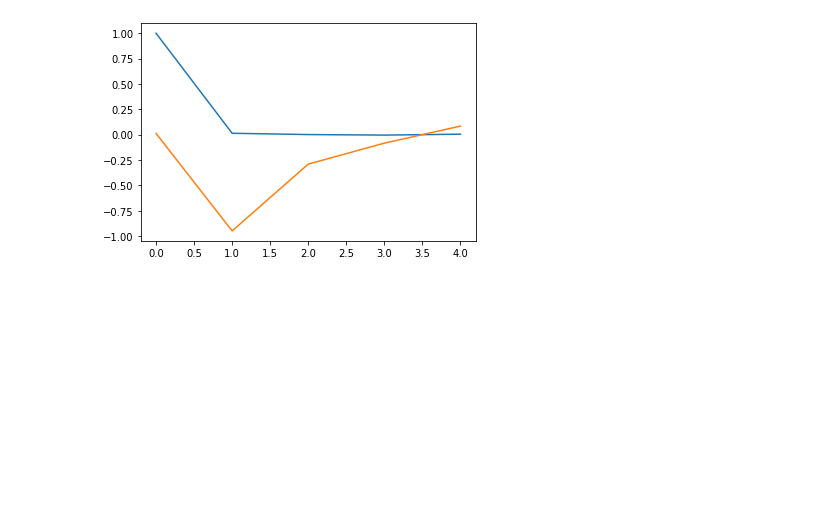
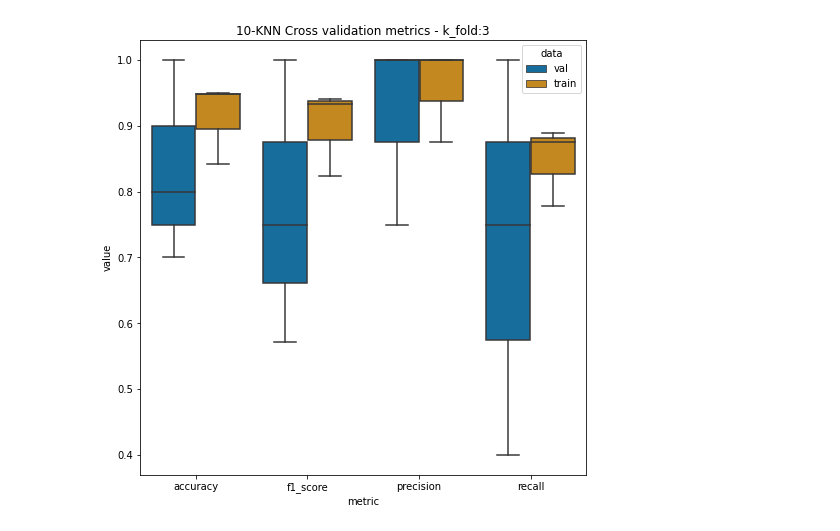
Before and after one commit to fares-ipgp/toce, a Jupyter notebook: toce.ipynb, the cells around one changed output. Cells and saved outputs as stored; diff of their text form; code cells hidden in the pictures; blank space fills up the shorter version.

```diff
--- a/toce.ipynb
+++ b/toce.ipynb
@@ -64,3 +110,22 @@ df
 
 columns_target = ['toc','if']
 columns_label = ['sample']
+# %%
+#@title Preprocessing
+from sklearn.compose import ColumnTransformer
+from sklearn.preprocessing import StandardScaler
+
+def build_pre_cols_num(cols):
+  '''
+  Builds column processors
+  '''
+  num = StandardScaler()
+  pre_cols = ColumnTransformer(
+      transformers=[
+          ('num', num, columns_numeric),
+          ])
+
+  return pre_cols, columns_numeric
+
+# Build column processor
+pre_cols_num, _ = build_pre_cols_num(columns_numeric)
@@ -427,4 +352,40 @@ plot_clf(clf, X_train_pca, y['toc']>1, metrics)
-# %%
-ax = plt.plot(np.transpose(pca.components_))
-# %% [output]
-[figure, removed]
+# %%
+#@title Classifier { run: "auto" }
+
+# Classifiers
+from sklearn import neighbors
+from sklearn import ensemble
+from sklearn import svm
+
+# Feature column names
+columns_features = columns_numeric
+
+# split in labeled/unlabeled
+df_labeled=df.dropna()
+
+labels=df_labeled[columns_label].reset_index()
+X = df_labeled[columns_features].reset_index()
+y = df_labeled[columns_target].reset_index()
+
+# Create classifier
+knn=10
+clf = neighbors.KNeighborsClassifier(knn, weights='uniform',metric='minkowski')
+clf = ensemble.RandomForestClassifier(1000,max_depth=10,min_samples_split=10,min_samples_leaf=5)
+
+# Evaluate metrics
+k_fold=3
+metrics = eval_kfold(clf,pre_cols_num.fit_transform(X), y['toc']>1, k_fold)
+
+# Convert from wide to long format
+metrics_long = metrics.melt(id_vars=["data", "split"],
+        var_name="metric",
+        value_name="value")
+
+# Plot result
+fig = plt.gcf()
+fig.set_size_inches(8,8)
+ax = plt.gca()
+ax.set_title(f'{knn:d}-KNN Cross validation metrics - k_fold:{k_fold:d}')
+plot_metrics(metrics_long)
+# %% [output]
+[figure, added]
```
Also changed, not shown: parts of 14 cells of this notebook, 1 other file.
